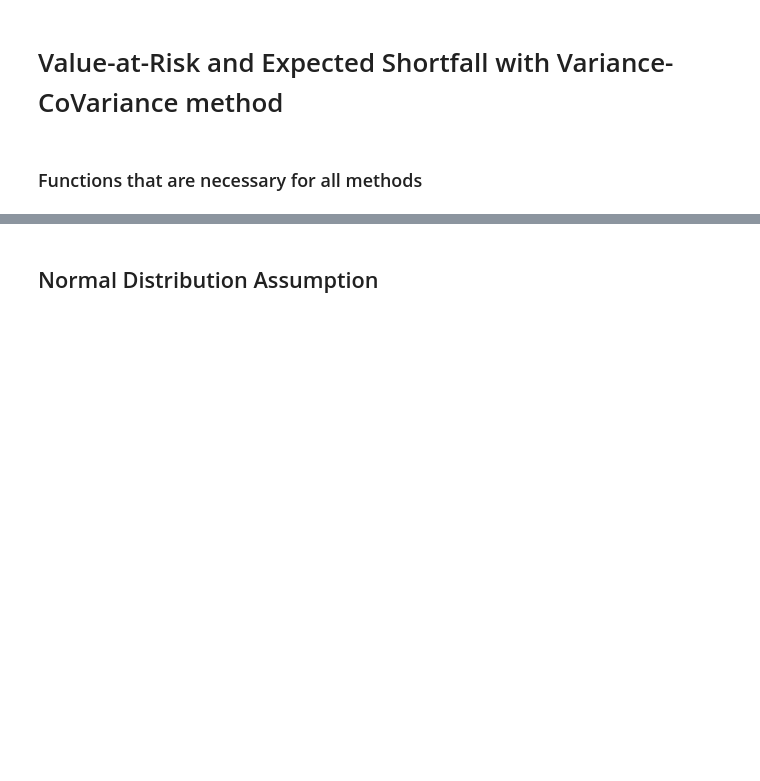
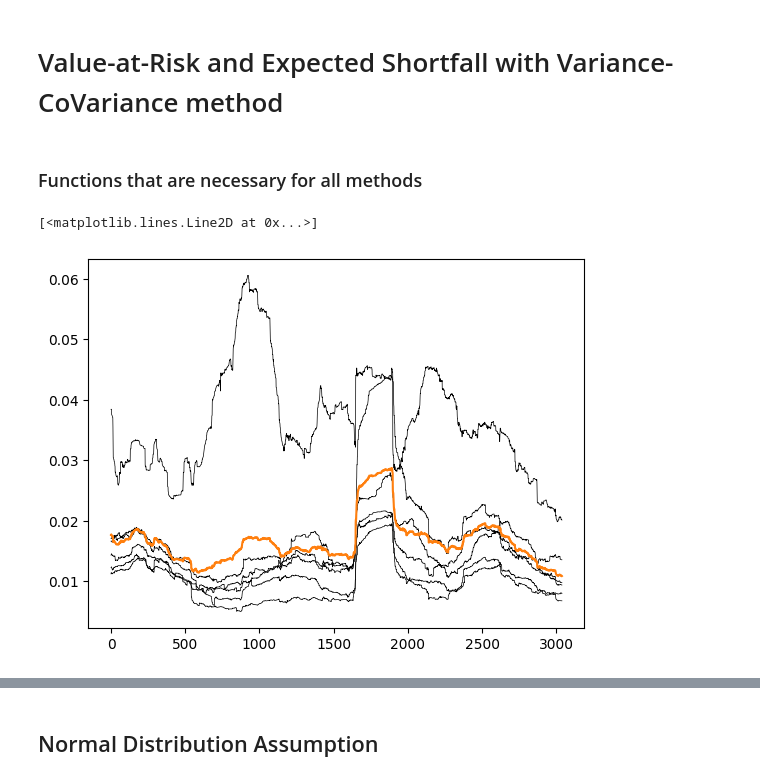
Before and after one commit to DaanZunnenberg/RiskFunctions, a Jupyter notebook: Assignment_1/Experiments.ipynb, the cells around one changed output, grey strips where cells are left out. Drawn from its saved outputs; the diff is of its cells as text; code cells hidden in the pictures; blank space fills up the shorter version.

```diff
--- a/Assignment_1/Experiments.ipynb
+++ b/Assignment_1/Experiments.ipynb
@@ -55,3 +55,14 @@ plt.show()
 # Value-at-Risk and Expected Shortfall with Variance-CoVariance method
 # %% [markdown]
 ### Functions that are necessary for all methods
+# %%
+window_size = 250
+data = portfolio_df
+
+rolling_vol: pd.DataFrame = data.rolling(window = window_size).std(ddof = 0).dropna()
+# %%
+plt.plot(rolling_vol.values, color = "black", lw = .5)
+plt.plot(rolling_vol.values @ PORTFOLIO_WEIGHTS, color = "C1")
+# %% [output]
+[<matplotlib.lines.Line2D at 0x...>]
+[figure, added]
```
Also changed, not shown: parts of 5 cells of this notebook.
